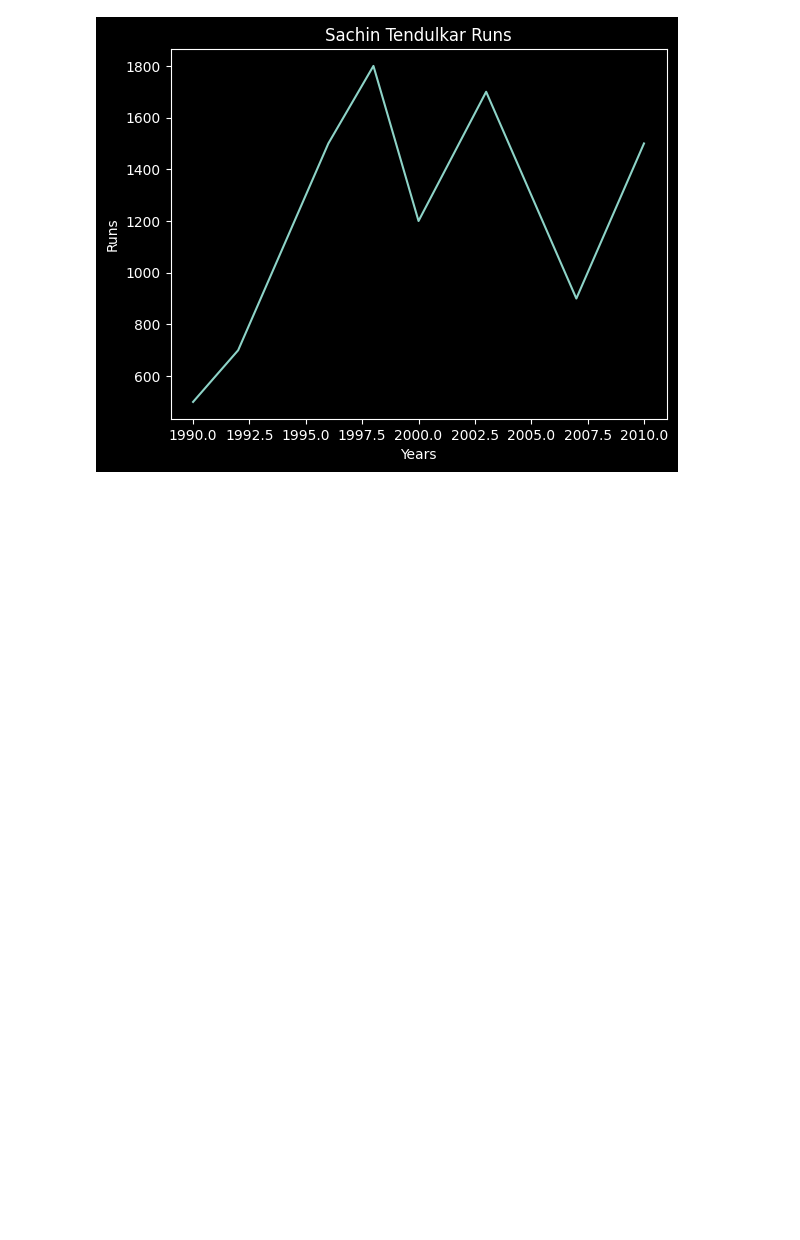
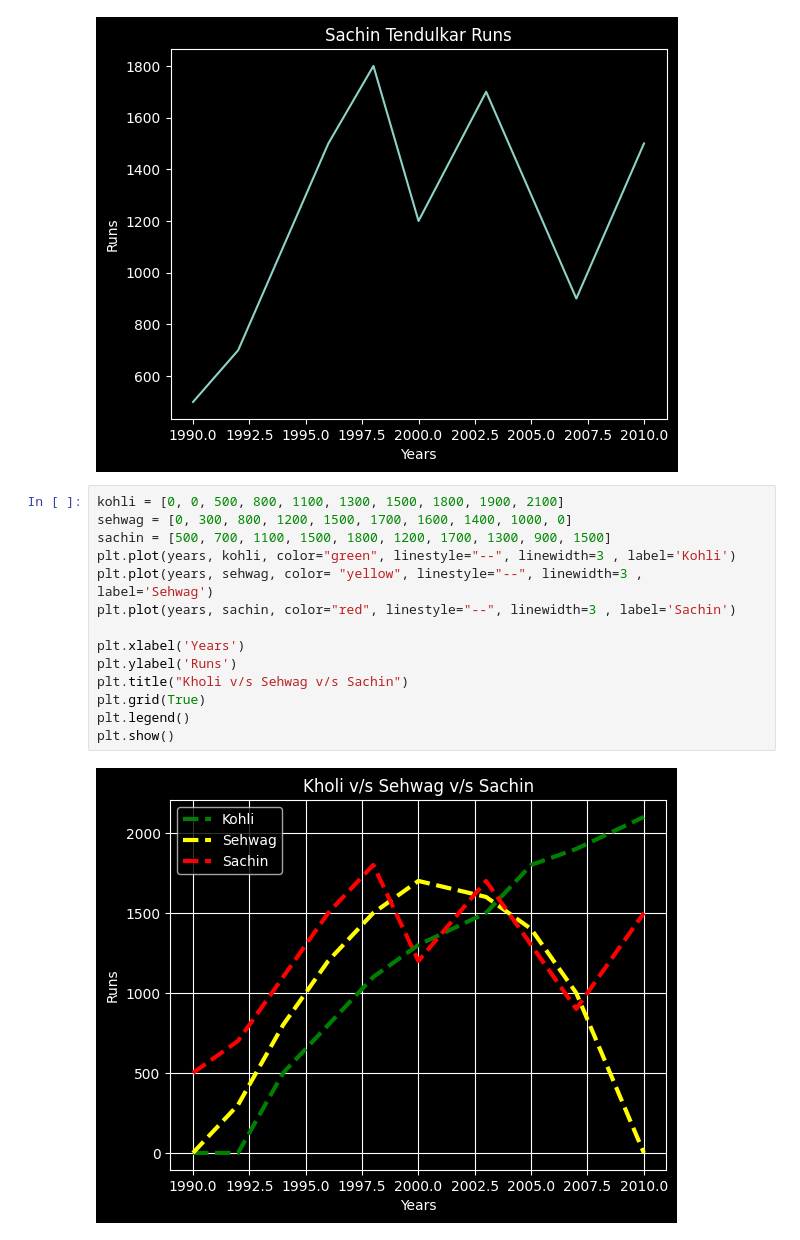
Before and after one commit to piyushraj-code/Learn-Data-Science, a Jupyter notebook: Data Visualization/Introduction to Matplotlib.ipynb, the cells around one changed output. Drawn from its saved outputs; the diff is of its cells as text; blank space fills up the shorter version.

```diff
--- a/Data Visualization/Introduction to Matplotlib.ipynb
+++ b/Data Visualization/Introduction to Matplotlib.ipynb
@@ -16,3 +18,19 @@ plt.title('Sachin Tendulkar Runs')
 plt.show()
 # %% [output]
 [figure]
+# %%
+kohli = [0, 0, 500, 800, 1100, 1300, 1500, 1800, 1900, 2100]
+sehwag = [0, 300, 800, 1200, 1500, 1700, 1600, 1400, 1000, 0]
+sachin = [500, 700, 1100, 1500, 1800, 1200, 1700, 1300, 900, 1500]
+plt.plot(years, kohli, color="green", linestyle="--", linewidth=3 , label='Kohli')
+plt.plot(years, sehwag, color= "yellow", linestyle="--", linewidth=3 , label='Sehwag')
+plt.plot(years, sachin, color="red", linestyle="--", linewidth=3 , label='Sachin')
+
+plt.xlabel('Years')
+plt.ylabel('Runs')
+plt.title("Kholi v/s Sehwag v/s Sachin")
+plt.grid(True)
+plt.legend()
+plt.show()
+# %% [output]
+[figure, added]
```
Also changed, not shown: parts of 1 cell of this notebook.
